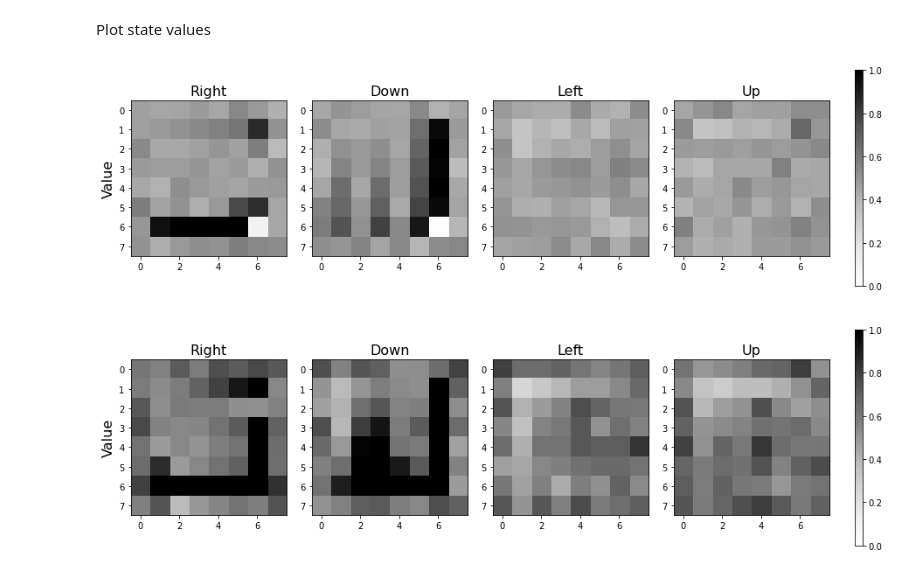
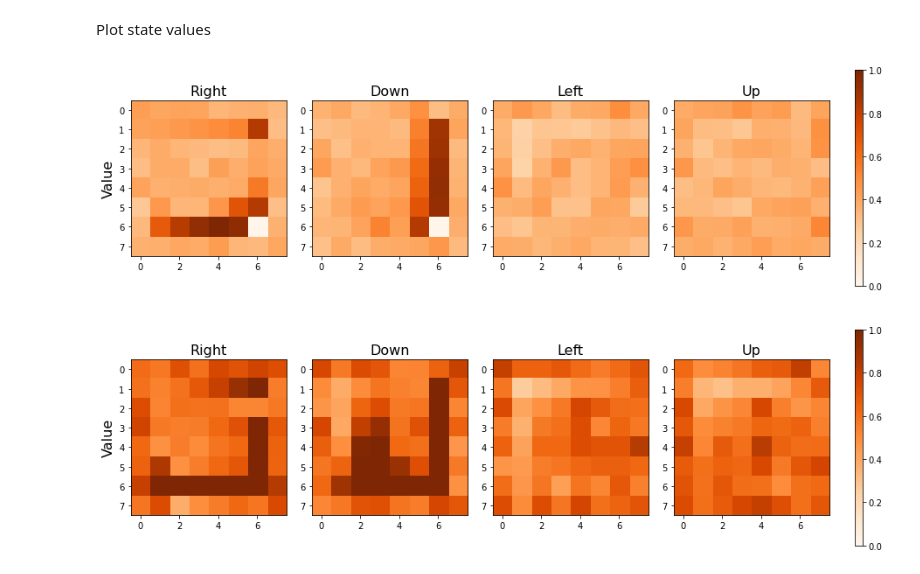
Before and after one commit to maddybartlett/Bio_Plausible_Memory_Continuous_Time_RL, a Jupyter notebook: Analysis_Compare_Rules.ipynb, the cells around one changed output. Cells and saved outputs as stored; diff of their text form; code cells hidden in the pictures.

Commit message:
Colourful plots

```diff
--- a/Analysis_Compare_Rules.ipynb
+++ b/Analysis_Compare_Rules.ipynb
@@ -109,39 +114,39 @@ Plot state values
 # %%
 fig, ((ax1, ax2, ax3, ax4, cax1),(ax5, ax6, ax7, ax8, cax2)) = plt.subplots(nrows = 2, ncols=5,figsize=(15,10),
                   gridspec_kw={"width_ratios":[1,1,1,1, 0.05]})
 
 
-first = ax1.imshow(baseline_policy[:,:,0,0], vmin=0, vmax=1, cmap='Greys')
+first = ax1.imshow(baseline_policy[:,:,0,0], vmin=0, vmax=1, cmap='Oranges')
 ax1.set_title('Right', fontsize = 16)
 ax1.set_ylabel('Value', fontsize = 16)
 
-ax2.imshow(baseline_policy[:,:,1,0], vmin=0, vmax=1, cmap='Greys')
+ax2.imshow(baseline_policy[:,:,1,0], vmin=0, vmax=1, cmap='Oranges')
 ax2.set_title('Down', fontsize = 16)
 
-ax3.imshow(baseline_policy[:,:,2,0], vmin=0, vmax=1, cmap='Greys')
+ax3.imshow(baseline_policy[:,:,2,0], vmin=0, vmax=1, cmap='Oranges')
 ax3.set_title('Left', fontsize = 16)
 
-ax4.imshow(baseline_policy[:,:,3,0], vmin=0, vmax=1, cmap='Greys')
+ax4.imshow(baseline_policy[:,:,3,0], vmin=0, vmax=1, cmap='Oranges')
 ax4.set_title('Up', fontsize = 16)
 
-second = ax5.imshow(tdtheta_policy[:,:,0,0], vmin=0, vmax=1, cmap='Greys')
+second = ax5.imshow(tdtheta_policy[:,:,0,0], vmin=0, vmax=1, cmap='Oranges')
 ax5.set_title('Right', fontsize = 16)
 ax5.set_ylabel('Value', fontsize = 16)
 
-ax6.imshow(tdtheta_policy[:,:,1,0], vmin=0, vmax=1, cmap='Greys')
+ax6.imshow(tdtheta_policy[:,:,1,0], vmin=0, vmax=1, cmap='Oranges')
 ax6.set_title('Down', fontsize = 16)
 
-ax7.imshow(tdtheta_policy[:,:,2,0], vmin=0, vmax=1, cmap='Greys')
+ax7.imshow(tdtheta_policy[:,:,2,0], vmin=0, vmax=1, cmap='Oranges')
 ax7.set_title('Left', fontsize = 16)
 
-ax8.imshow(tdtheta_policy[:,:,3,0], vmin=0, vmax=1, cmap='Greys')
+ax8.imshow(tdtheta_policy[:,:,3,0], vmin=0, vmax=1, cmap='Oranges')
 ax8.set_title('Up', fontsize = 16)
 
 fig.colorbar(first, cax=cax1)
 fig.colorbar(second, cax=cax2)
 plt.show()
 
 ## save figure
-fig.savefig("./figures/value_plots.pdf", bbox_inches="tight")
+#fig.savefig("./figures/value_plots.pdf", bbox_inches="tight")
 # %% [output]
-[figure, old version]
+[figure, new version]
```
Also changed, not shown: parts of 3 cells of this notebook.
